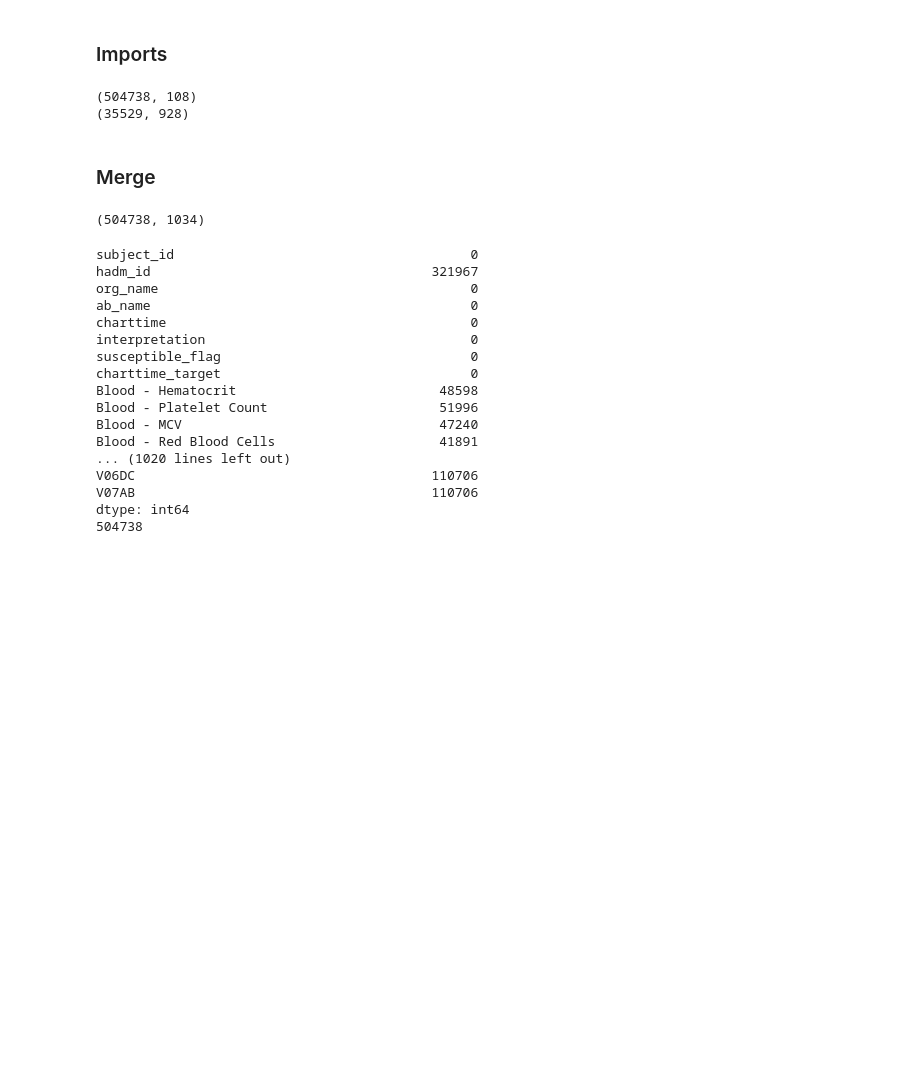
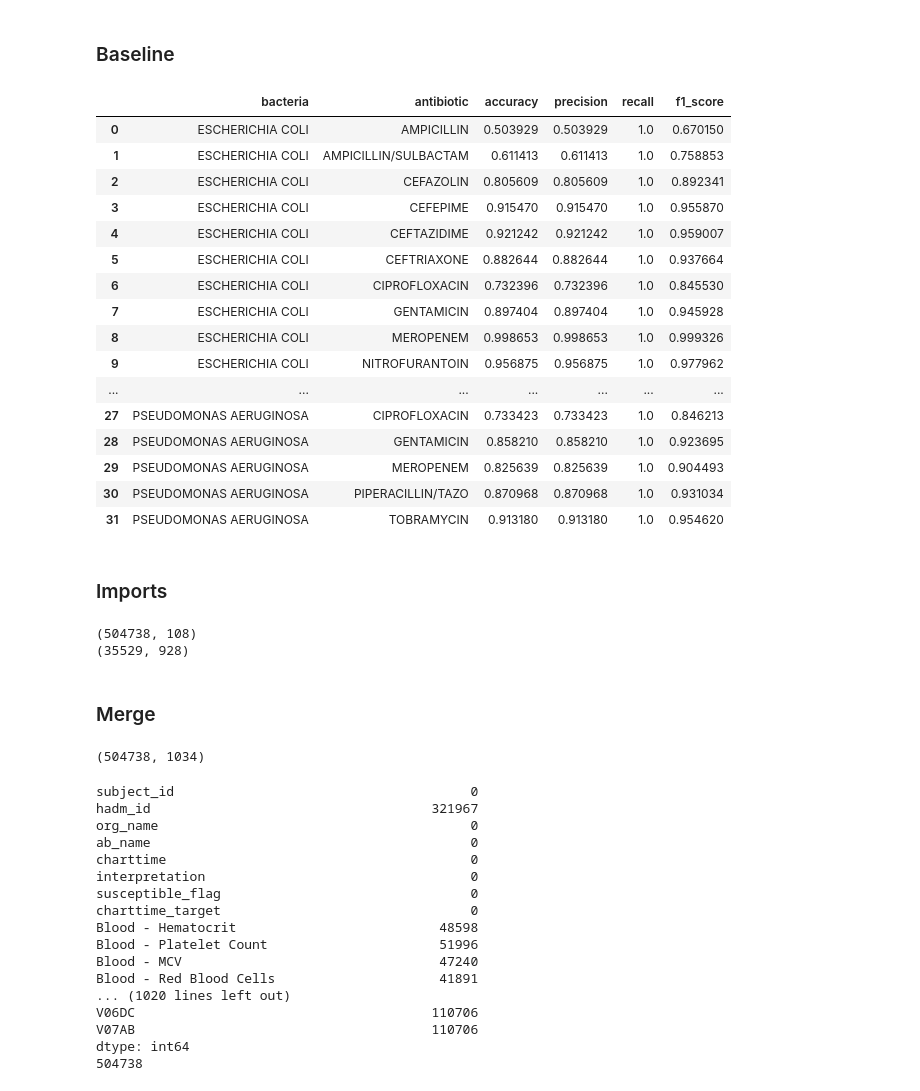
Before and after one commit to Jas-Dinh/resist.ai, a Jupyter notebook: OLD/03_MIMIC-IV_Modeling_Pipeline_All_2025_03_10.ipynb, the cells around one changed output. Cells and saved outputs as stored; diff of their text form; code cells hidden in the pictures; blank space fills up the shorter version.

```diff
--- a/03_MIMIC-IV_Modeling_Pipeline_All.ipynb
+++ b/OLD/03_MIMIC-IV_Modeling_Pipeline_All_2025_03_10.ipynb
@@ -6,3 +6,7 @@ from tqdm import tqdm
 # %%
 pd.set_option('display.max_columns', None)
 pd.set_option('display.max_rows', None)
+# %% [markdown]
+### Baseline
+# %%
+df = pd.read_pickle("../mimic-iv-3.1/final_microbiology_df.pkl")
@@ -8,0 +49,50 @@ pd.set_option('display.max_rows', None)
+# %%
+# get unique org & ab combos
+org_ab_label = df[['org_name', 'ab_name']].drop_duplicates()
+# %%
+from sklearn.metrics import precision_score, recall_score, accuracy_score, f1_score
+
+# for each label calculate metrics for majority classifier
+baselines = []
+
+for index, row in org_ab_label.iterrows():
+    org = f"{row.org_name}"
+    ab = f"{row.ab_name}"
+    sub = df.query(f"org_name == '{org}' & ab_name == '{ab}'")
+    y_true = sub.susceptible_flag
+
+    if (y_true.sum() / len(y_true)) > 0.5:
+        maj_class = 1
+    else:
+        maj_class = 0
+
+    y_pred = [maj_class] * len(y_true)
+
+    precision = precision_score(y_true, y_pred)
+    recall = recall_score(y_true, y_pred)
+    accuracy = accuracy_score(y_true, y_pred)
+    f1 = f1_score(y_true, y_pred)
+
+    metrics = {'bacteria':org, 'antibiotic':ab, 'accuracy':accuracy, 'precision':precision, 'recall':recall, 'f1_score':f1}
+    baselines.append(metrics)
+# %%
+baseline_results = pd.DataFrame(baselines)
+baseline_results
+# %% [output]
+|  | bacteria | antibiotic | accuracy | precision | recall | f1_score |
+| 0 | ESCHERICHIA COLI | AMPICILLIN | 0.503929 | 0.503929 | 1.0 | 0.670150 |
+| 1 | ESCHERICHIA COLI | AMPICILLIN/SULBACTAM | 0.611413 | 0.611413 | 1.0 | 0.758853 |
+| 2 | ESCHERICHIA COLI | CEFAZOLIN | 0.805609 | 0.805609 | 1.0 | 0.892341 |
+| 3 | ESCHERICHIA COLI | CEFEPIME | 0.915470 | 0.915470 | 1.0 | 0.955870 |
+| 4 | ESCHERICHIA COLI | CEFTAZIDIME | 0.921242 | 0.921242 | 1.0 | 0.959007 |
+| 5 | ESCHERICHIA COLI | CEFTRIAXONE | 0.882644 | 0.882644 | 1.0 | 0.937664 |
+| 6 | ESCHERICHIA COLI | CIPROFLOXACIN | 0.732396 | 0.732396 | 1.0 | 0.845530 |
+| 7 | ESCHERICHIA COLI | GENTAMICIN | 0.897404 | 0.897404 | 1.0 | 0.945928 |
+| 8 | ESCHERICHIA COLI | MEROPENEM | 0.998653 | 0.998653 | 1.0 | 0.999326 |
+| 9 | ESCHERICHIA COLI | NITROFURANTOIN | 0.956875 | 0.956875 | 1.0 | 0.977962 |
+| ... | ... | ... | ... | ... | ... | ... |
+| 27 | PSEUDOMONAS AERUGINOSA | CIPROFLOXACIN | 0.733423 | 0.733423 | 1.0 | 0.846213 |
+| 28 | PSEUDOMONAS AERUGINOSA | GENTAMICIN | 0.858210 | 0.858210 | 1.0 | 0.923695 |
+| 29 | PSEUDOMONAS AERUGINOSA | MEROPENEM | 0.825639 | 0.825639 | 1.0 | 0.904493 |
+| 30 | PSEUDOMONAS AERUGINOSA | PIPERACILLIN/TAZO | 0.870968 | 0.870968 | 1.0 | 0.931034 |
+| 31 | PSEUDOMONAS AERUGINOSA | TOBRAMYCIN | 0.913180 | 0.913180 | 1.0 | 0.954620 |
```
Also changed, not shown: parts of 13 cells of this notebook, 7 other files.
